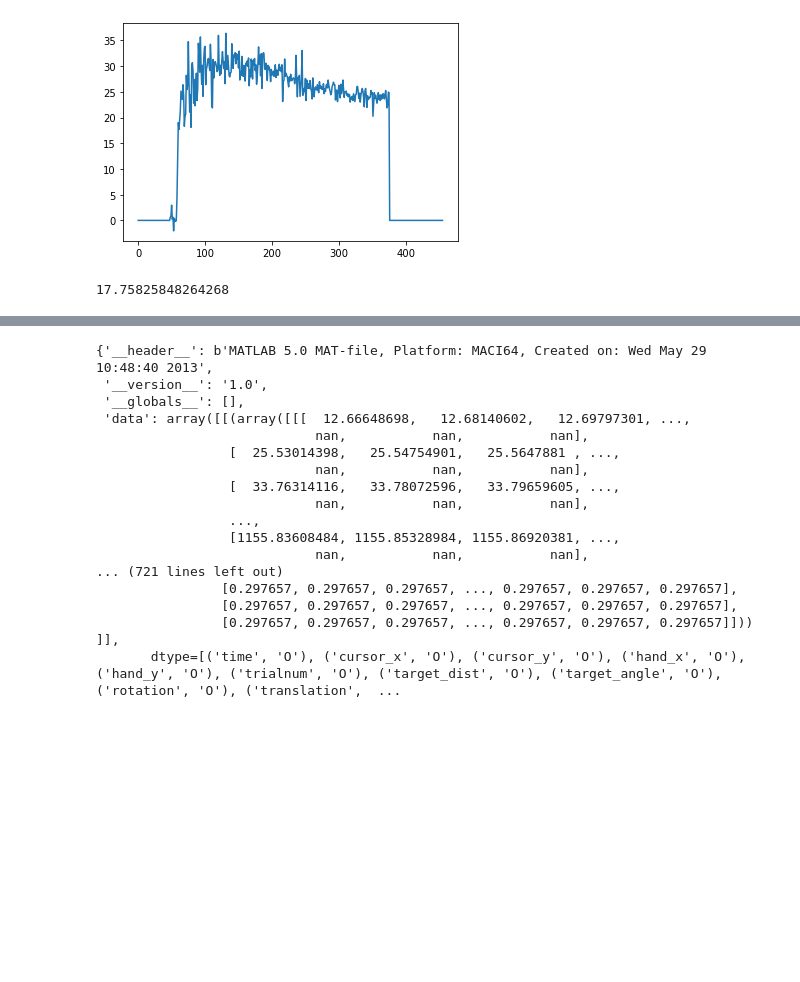
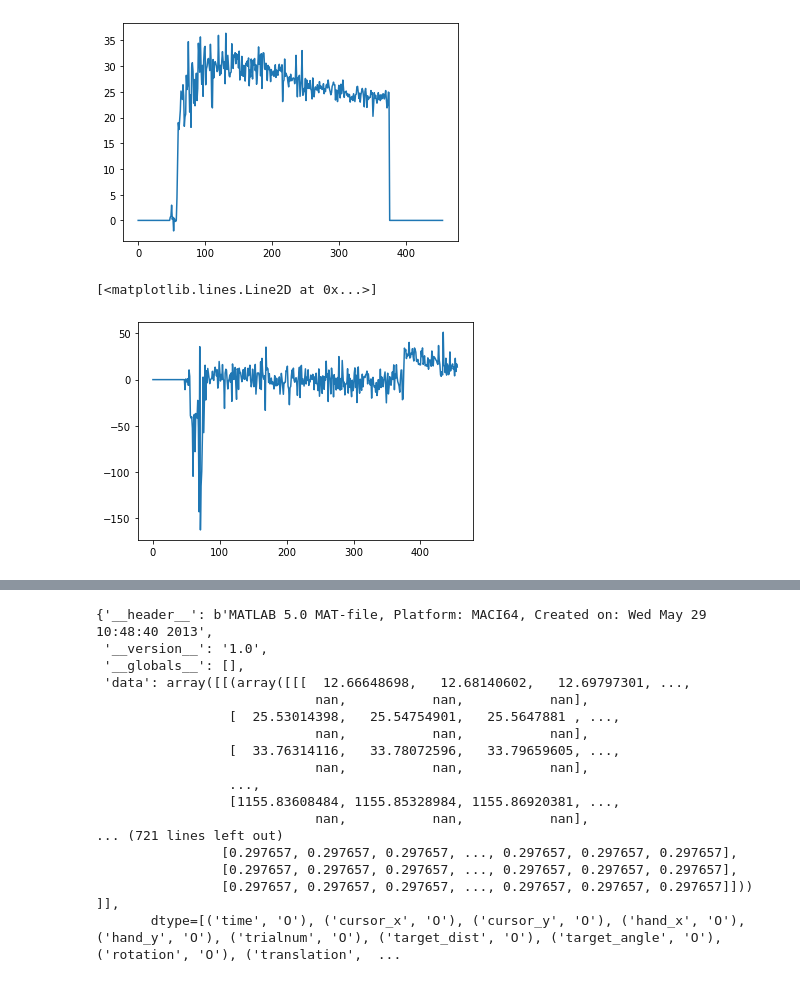
Before and after one commit to Evenstarneko/DL_Final_Project, a Jupyter notebook: Data_visualization.ipynb, the cells around one changed output, grey strips where cells are left out. Saved outputs shown, nothing was run; the diff lists cells and outputs as text; code cells hidden in the pictures; blank space fills up the shorter version.

```diff
--- a/Data_visualization.ipynb
+++ b/Data_visualization.ipynb
@@ -88,7 +88,10 @@ plt.plot(np.mean(np.nan_to_num(explicit), axis = 0))
 # %% [output]
 [<matplotlib.lines.Line2D at 0x...>]
 [figure]
-# %%
-implicit[3][455]
-# %% [output]
-17.75825848264268
+# %%
+error = np.nan_to_num(implicit)+np.nan_to_num(explicit)+rot
+# %%
+plt.plot(error[5])
+# %% [output]
+[<matplotlib.lines.Line2D at 0x...>]
+[figure, added]
```
Also changed, not shown: parts of 5 cells of this notebook.
